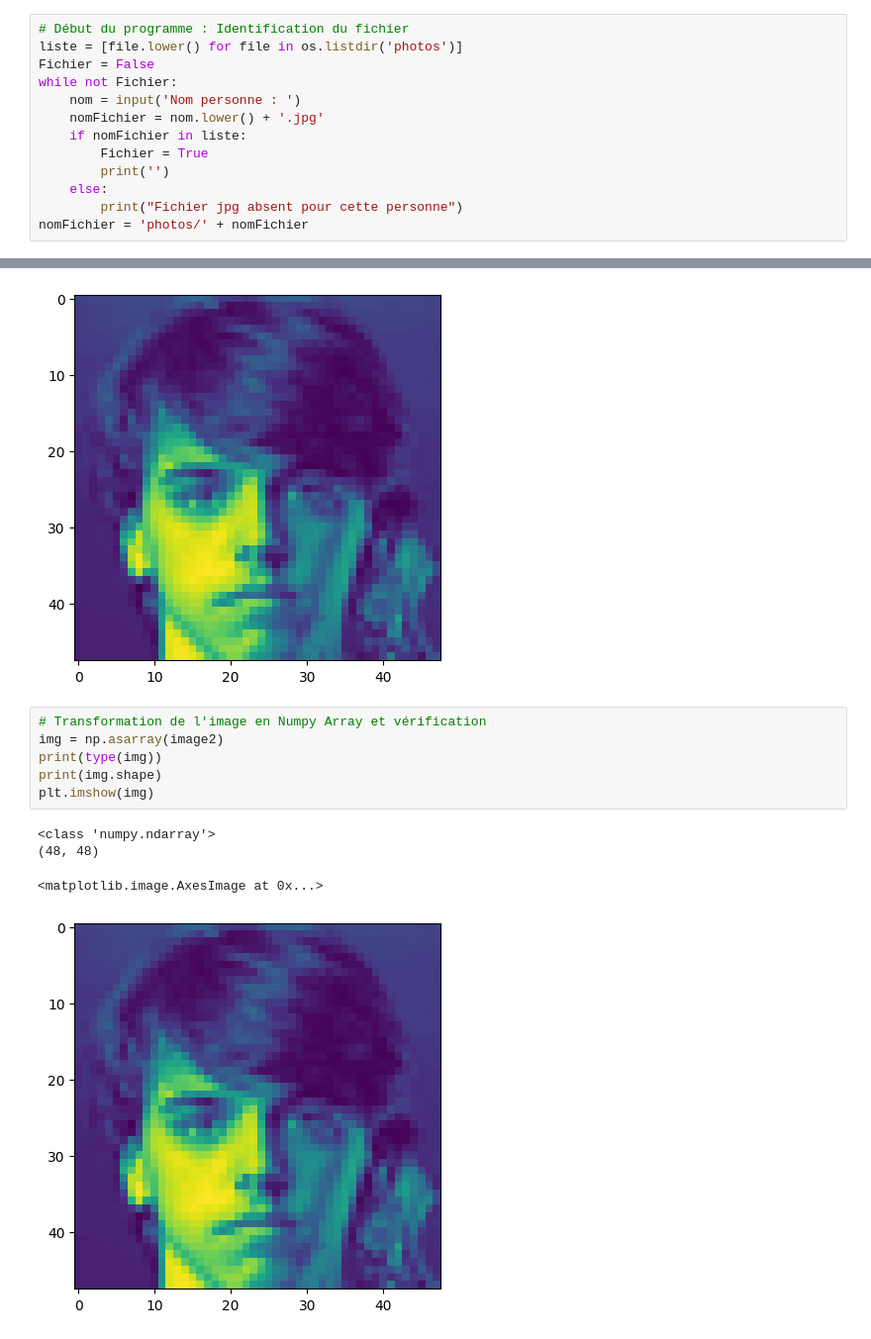
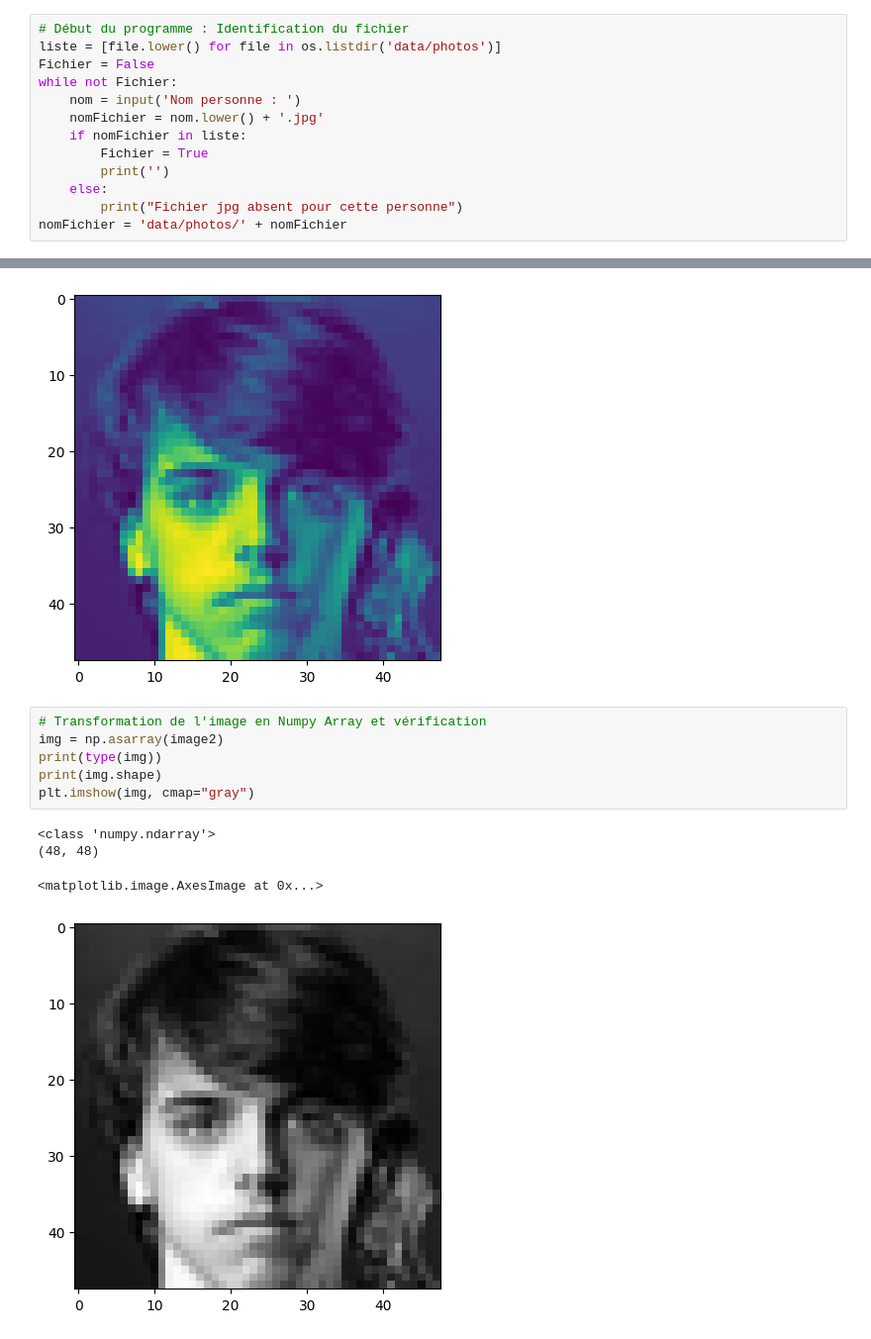
Before and after one commit to Looks73/face_to_age, a Jupyter notebook: traitement_image.ipynb, the cells around one changed output, grey strips where cells are left out. Shown at 99% size. Cells and saved outputs as stored; diff of their text form.

```diff
--- a/traitement_image.ipynb
+++ b/traitement_image.ipynb
@@ -10,7 +10,7 @@ print('Installed Pillow Version:', PIL.__version__)
 Installed Pillow Version: 9.1.1
 # %%
 # Début du programme : Identification du fichier
-liste = [file.lower() for file in os.listdir('photos')]
+liste = [file.lower() for file in os.listdir('data/photos')]
 Fichier = False
 while not Fichier:
     nom = input('Nom personne : ')
@@ -20,7 +20,7 @@ while not Fichier:
         print('')
     else:
         print("Fichier jpg absent pour cette personne")
-nomFichier = 'photos/' + nomFichier
+nomFichier = 'data/photos/' + nomFichier
 # %% [output]
 Nom personne : Pierre18
 # %%
@@ -92,13 +92,13 @@ plt.imshow(image2)
 # %%
 # Transformation de l'image en Numpy Array et vérification
 img = np.asarray(image2)
 print(type(img))
 print(img.shape)
-plt.imshow(img)
+plt.imshow(img, cmap="gray")
 # %% [output]
 <class 'numpy.ndarray'>
 (48, 48)
 <matplotlib.image.AxesImage at 0x...>
-[figure, old version]
+[figure, new version]
 # %%
 # Sauvegarde de l'image mise aux normes
```
Also changed, not shown: parts of 1 cell of this notebook, 3 other files.
